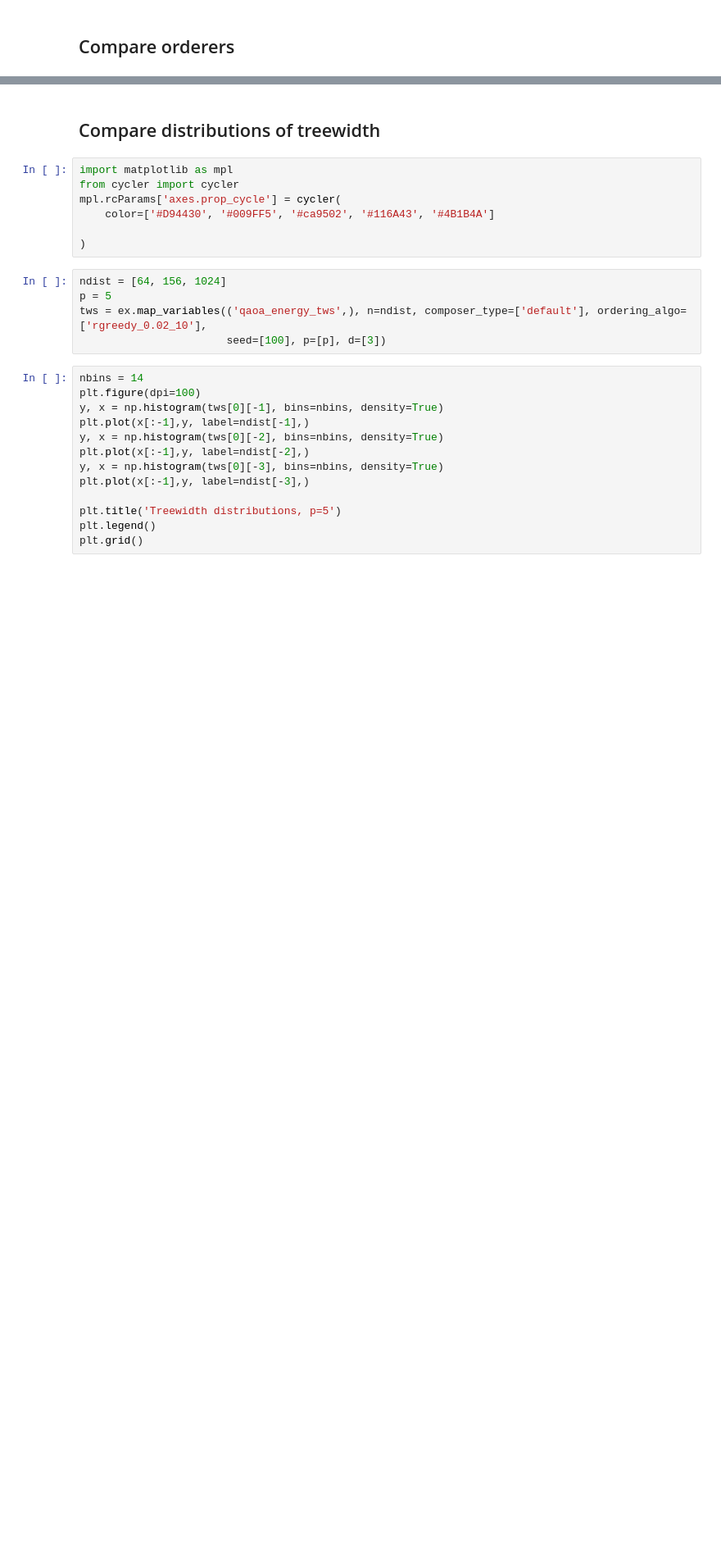
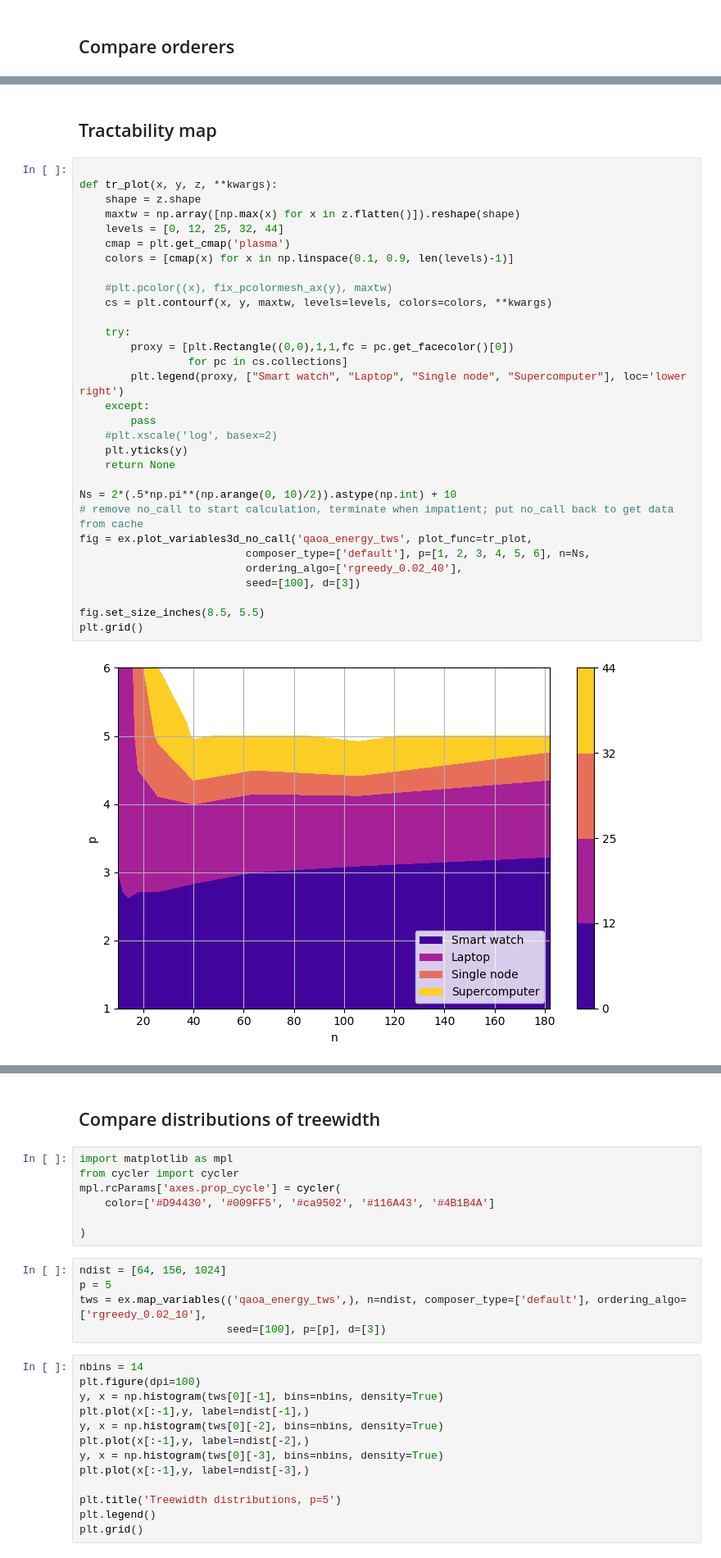
Before and after one commit to danlkv/QTensor, a Jupyter notebook: analysis/spec/notebooks/QAOA_bench.ipynb, the cells around one changed output, grey strips where cells are left out. Shown: that part at 82% size. Drawn from its saved outputs; the diff is of its cells as text; blank space fills up the shorter version.

```diff
--- a/analysis/spec/notebooks/QAOA_bench.ipynb
+++ b/analysis/spec/notebooks/QAOA_bench.ipynb
@@ -201,0 +222,35 @@ Text(0.5, 81.39814814814817, 'Graph size N')
+# %% [markdown]
+## Tractability map
+# %%
+
+def tr_plot(x, y, z, **kwargs):
+    shape = z.shape
+    maxtw = np.array([np.max(x) for x in z.flatten()]).reshape(shape)
+    levels = [0, 12, 25, 32, 44]
+    cmap = plt.get_cmap('plasma')
+    colors = [cmap(x) for x in np.linspace(0.1, 0.9, len(levels)-1)]
+
+    #plt.pcolor((x), fix_pcolormesh_ax(y), maxtw)
+    cs = plt.contourf(x, y, maxtw, levels=levels, colors=colors, **kwargs)
+
+    try:
+        proxy = [plt.Rectangle((0,0),1,1,fc = pc.get_facecolor()[0])
+                 for pc in cs.collections]
+        plt.legend(proxy, ["Smart watch", "Laptop", "Single node", "Supercomputer"], loc='lower right')
+    except:
+        pass
+    #plt.xscale('log', basex=2)
+    plt.yticks(y)
+    return None
+
+Ns = 2*(.5*np.pi**(np.arange(0, 10)/2)).astype(np.int) + 10
+# remove no_call to start calculation, terminate when impatient; put no_call back to get data from cache
+fig = ex.plot_variables3d_no_call('qaoa_energy_tws', plot_func=tr_plot,
+                          composer_type=['default'], p=[1, 2, 3, 4, 5, 6], n=Ns,
+                          ordering_algo=['rgreedy_0.02_40'],
+                          seed=[100], d=[3])
+
+fig.set_size_inches(8.5, 5.5)
+plt.grid()
+# %% [output]
+[figure, added]
```
Also changed, not shown: parts of 8 cells of this notebook, 1 other file.
